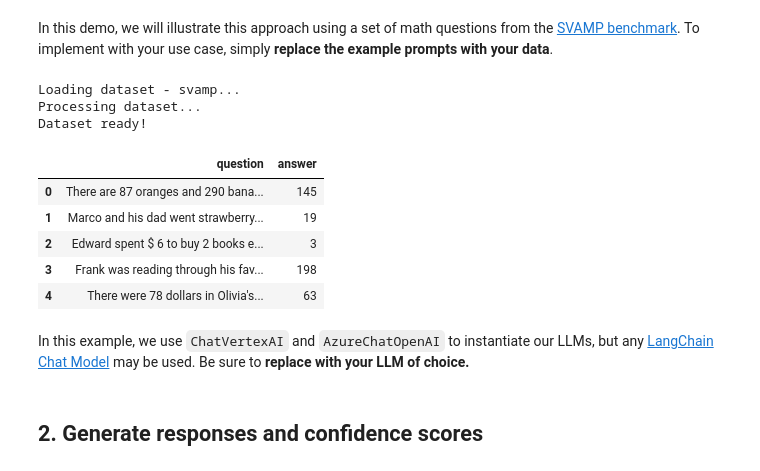
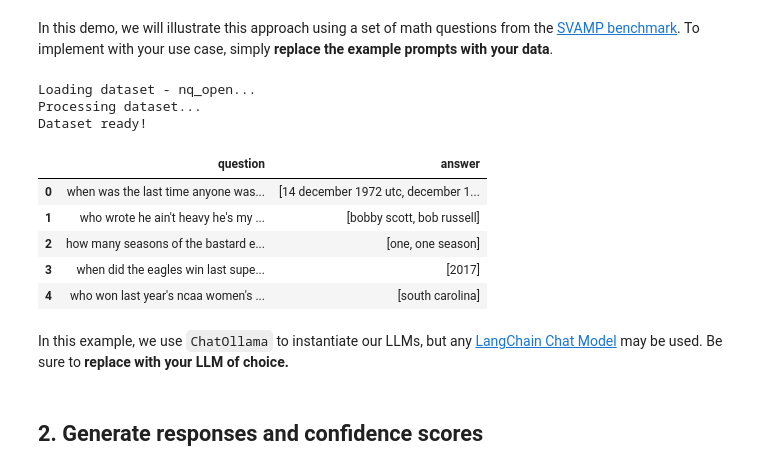
Before and after one commit to nagyist/uqlm, a Jupyter notebook: examples/judges_demo.ipynb, the cells around one changed output. Saved outputs shown, nothing was run; the diff lists cells and outputs as text; code cells hidden in the pictures.

```diff
--- a/examples/judges_demo.ipynb
+++ b/examples/judges_demo.ipynb
@@ -66,16 +66,16 @@ from uqlm.utils import load_example_dataset, math_postprocessor
 # %% [markdown]
 In this demo, we will illustrate this approach using a set of math questions from the [SVAMP benchmark](https://arxiv.org/abs/2103.07191). To implement with your use case, simply **replace the example prompts with your data**.
 # %%
-# Load example dataset (SVAMP)
-svamp = load_example_dataset("svamp", n=5)
-svamp.head()
+# Load example dataset (NQ_OPEN)
+nq_open = load_example_dataset("nq_open", n=75)
+nq_open.head()
 # %% [output]
-Loading dataset - svamp...
+Loading dataset - nq_open...
 Processing dataset...
 Dataset ready!
 |  | question | answer |
-| 0 | There are 87 oranges and 290 bana... | 145 |
-| 1 | Marco and his dad went strawberry... | 19 |
-| 2 | Edward spent $ 6 to buy 2 books e... | 3 |
-| 3 | Frank was reading through his fav... | 198 |
-| 4 | There were 78 dollars in Olivia's... | 63 |
+| 0 | when was the last time anyone was... | [14 december 1972 utc, december 1... |
+| 1 | who wrote he ain't heavy he's my ... | [bobby scott, bob russell] |
+| 2 | how many seasons of the bastard e... | [one, one season] |
+| 3 | when did the eagles win last supe... | [2017] |
+| 4 | who won last year's ncaa women's ... | [south carolina] |
@@ -86,2 +86,2 @@ prompts = [MATH_INSTRUCTION + prompt for prompt in svamp.question]
 # %% [markdown]
-In this example, we use `ChatVertexAI` and `AzureChatOpenAI` to instantiate our LLMs, but any [LangChain Chat Model](https://js.langchain.com/docs/integrations/chat/) may be used. Be sure to **replace with your LLM of choice.**
+In this example, we use `ChatOllama` to instantiate our LLMs, but any [LangChain Chat Model](https://js.langchain.com/docs/integrations/chat/) may be used. Be sure to **replace with your LLM of choice.**
```
Also changed, not shown: parts of 11 cells of this notebook.
